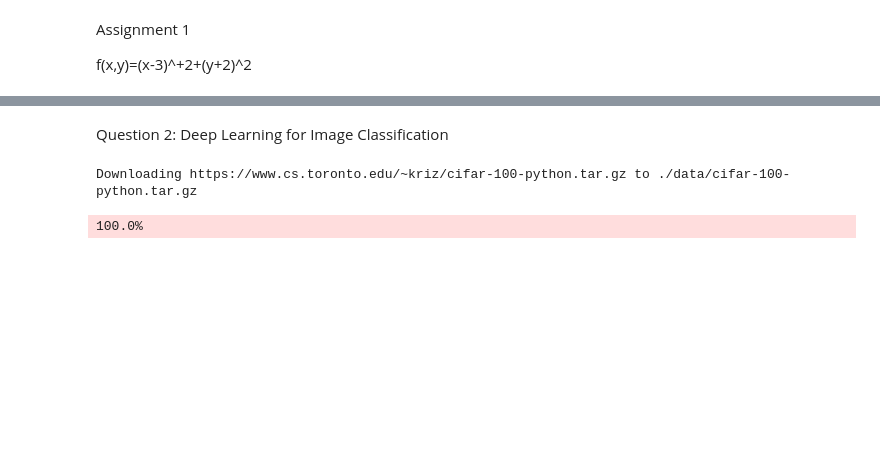
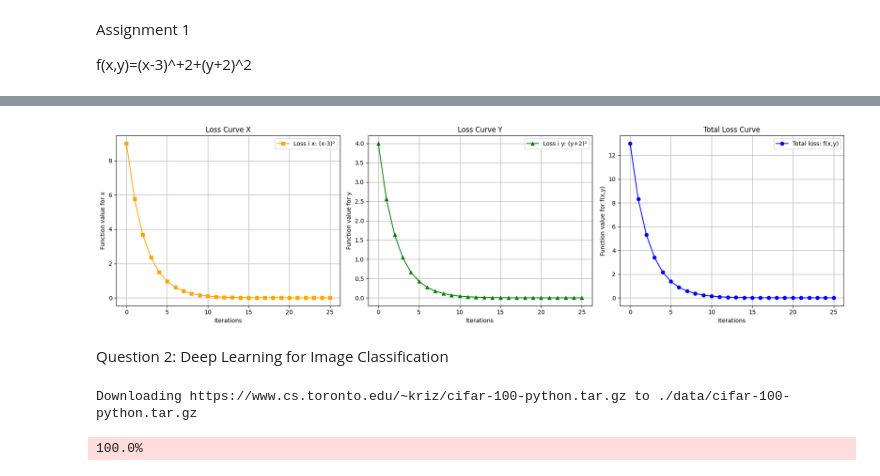
Before and after one commit to NEAAA4/Deep-Learning-DV2646, a Jupyter notebook: Uppgift 1/assignment1.ipynb, the cells around one changed output, grey strips where cells are left out. Drawn from its saved outputs; the diff is of its cells as text; code cells hidden in the pictures; blank space fills up the shorter version.

```diff
--- a/Uppgift 1/assignment1.ipynb
+++ b/Uppgift 1/assignment1.ipynb
@@ -96,0 +5,73 @@ Minimum y = -1.7853, f(x, y) = 9.0461
+# %%
+import numpy as np
+import matplotlib.pyplot as plt
+
+def f(x, y):
+    return (x - 3)**2 + (y + 2)**2
+
+def f_x(x):
+    return (x - 3)**2
+def f_y(y):
+    return (y + 2)**2
+
+def gradient(x, y):
+    df_dx = 2 * (x - 3)
+    df_dy = 2 * (y + 2)
+    return df_dx, df_dy
+
+def gradient_descent(starting_point, learning_rate, iterations):
+    x, y = starting_point
+
+    loss_history = [f(x, y)]
+    loss_x = [f_x(x)]
+    loss_y = [f_y(y)]
+
+    print(f"Start: x = {x:.4f}, y = {y:.4f}, total f(x, y) = {loss_history[0]:.4f}")
+
+    for i in range(iterations):
+        df_dx, df_dy = gradient(x, y)
+
+        x -= learning_rate * df_dx
+        y -= learning_rate * df_dy
+
+        loss_history.append(f(x, y))
+        loss_x.append(f_x(x))
+        loss_y.append(f_y(y))
+
+        print(f"Iterations {i+1}: x = {x:.4f}, y = {y:.4f}, total f(x, y) = {loss_history[-1]:.4f}")
+    return x, y, loss_history, loss_x, loss_y
+
+starting_point = (0, 0)
+learning_rate = 0.1
+iterations = 25
+min_x, min_y, loss_history, loss_x, loss_y = gradient_descent(starting_point, learning_rate, iterations)
+
+print(f"\nMinimum: x = {min_x:.4f}, y = {min_y:.4f}")
+print(f"Theoretical minimum: x = 3.0000, y = -2.0000")
+
+fig, (ax1, ax2, ax3) = plt.subplots(1, 3, figsize=(18, 5))
+
+ax1.plot(range(iterations + 1), loss_x, marker='s', color='orange', label='Loss i x: (x-3)²')
+ax1.set_xlabel('Iterations')
+ax1.set_ylabel('Function value for x')
+ax1.set_title('Loss Curve X')
+ax1.legend()
+ax1.grid(True)
+
+ax2.plot(range(iterations + 1), loss_y, marker='^', color='green', label='Loss i y: (y+2)²')
+ax2.set_xlabel('Iterations')
+ax2.set_ylabel('Function value for y')
+ax2.set_title('Loss Curve Y')
+ax2.legend()
+ax2.grid(True)
+
+ax3.plot(range(iterations + 1), loss_history, marker='o', color='blue', label='Total loss: f(x,y)')
+ax3.set_xlabel('Iterations')
+ax3.set_ylabel('Function value for f(x,y)')
+ax3.set_title('Total Loss Curve')
+ax3.legend()
+ax3.grid(True)
+
+plt.tight_layout()
+plt.show()
+# %% [output]
@@ -97,3 +95,4 @@ Minimum y = -1.7853, f(x, y) = 9.0461
+[figure, added]
 # %% [markdown]
 Question 2: Deep Learning for Image Classification
 # %%
```
Also changed, not shown: parts of 2 cells of this notebook.
